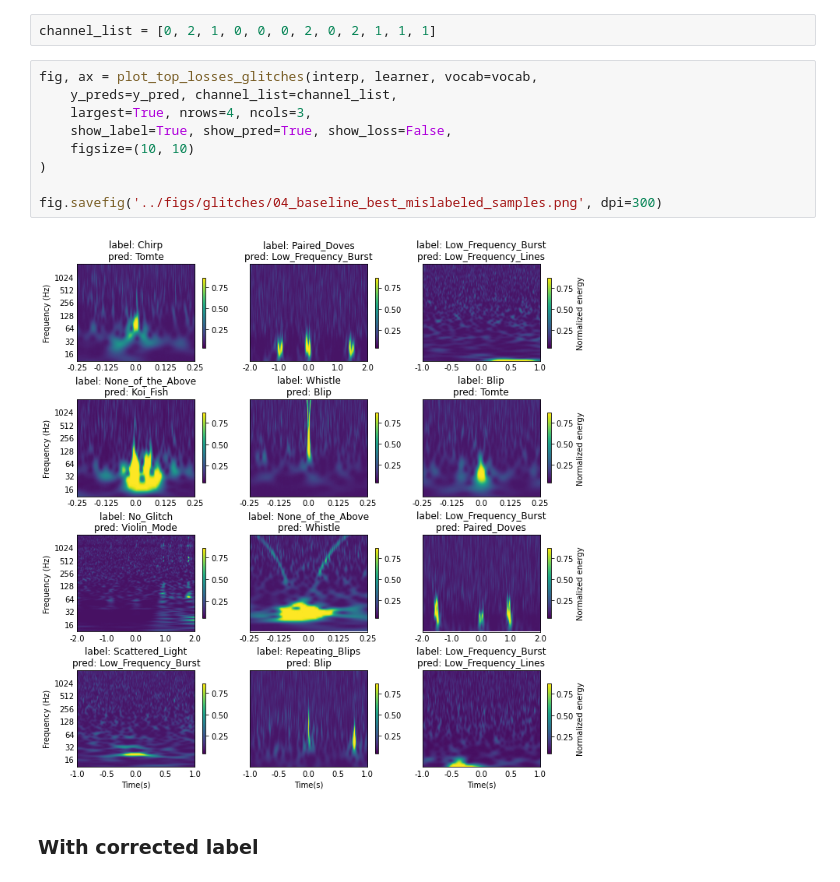
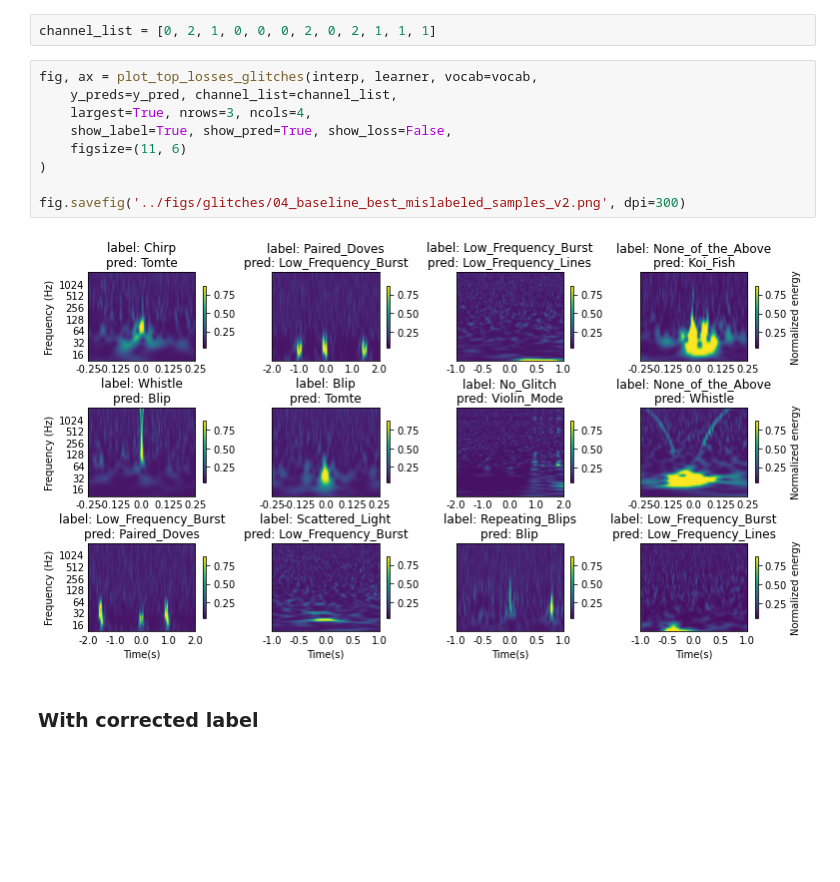
Before and after one commit to tttiago/GravitySpyClassifier, a Jupyter notebook: 04_baseline_best_val_evaluation.ipynb, the cells around one changed output. Cells and saved outputs as stored; diff of their text form; blank space fills up the shorter version.

```diff
--- a/04_baseline_best_val_evaluation.ipynb
+++ b/04_baseline_best_val_evaluation.ipynb
@@ -132,14 +132,14 @@ channel_list = [0, 2, 1, 0, 0, 0, 2, 0, 2, 1, 1, 1]
 # %%
 fig, ax = plot_top_losses_glitches(interp, learner, vocab=vocab,
     y_preds=y_pred, channel_list=channel_list,
-    largest=True, nrows=4, ncols=3,
+    largest=True, nrows=3, ncols=4,
     show_label=True, show_pred=True, show_loss=False,
-    figsize=(10, 10)
+    figsize=(11, 6)
 )
 
-fig.savefig('../figs/glitches/04_baseline_best_mislabeled_samples.png', dpi=300)
+fig.savefig('../figs/glitches/04_baseline_best_mislabeled_samples_v2.png', dpi=300)
 # %% [output]
-[figure, old version]
+[figure, new version]
 # %% [markdown]
 ### With corrected label
 # %%
```
Also changed, not shown: parts of 1 cell of this notebook, 3 other files.
